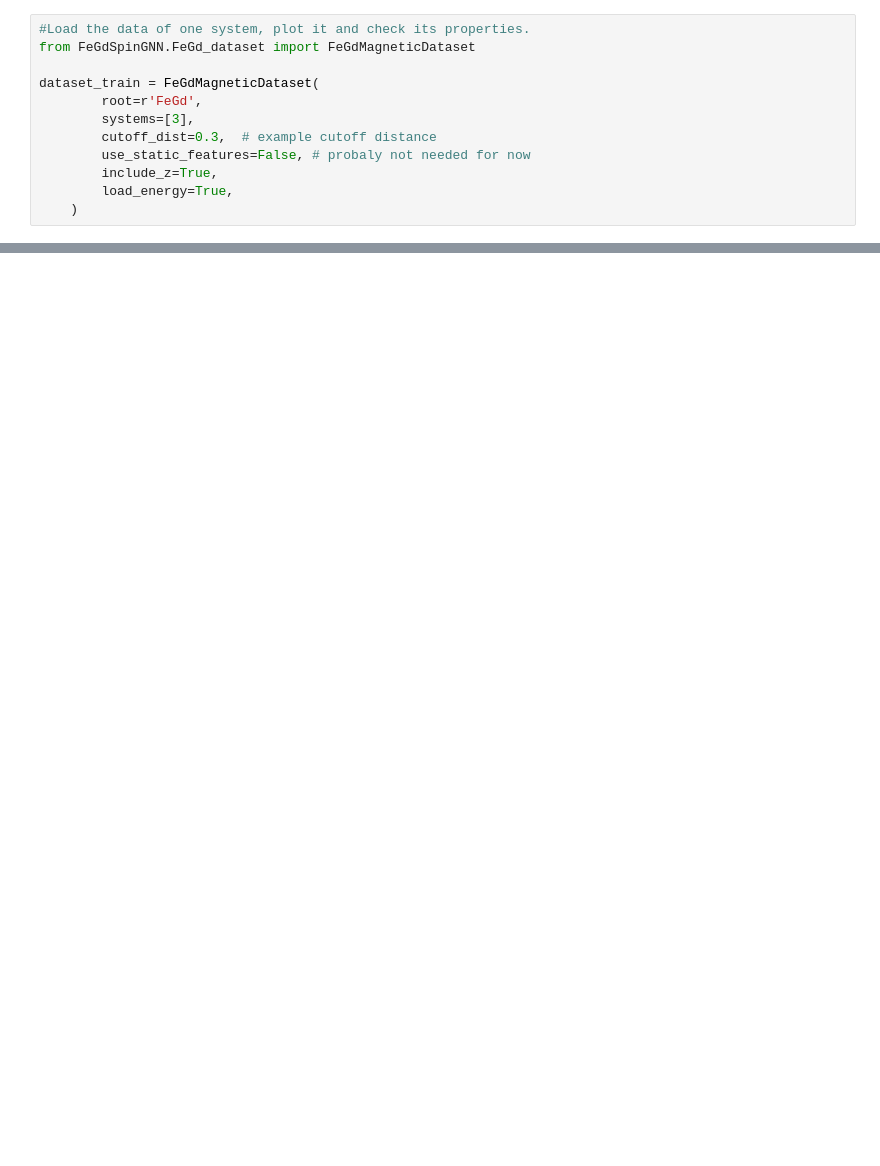
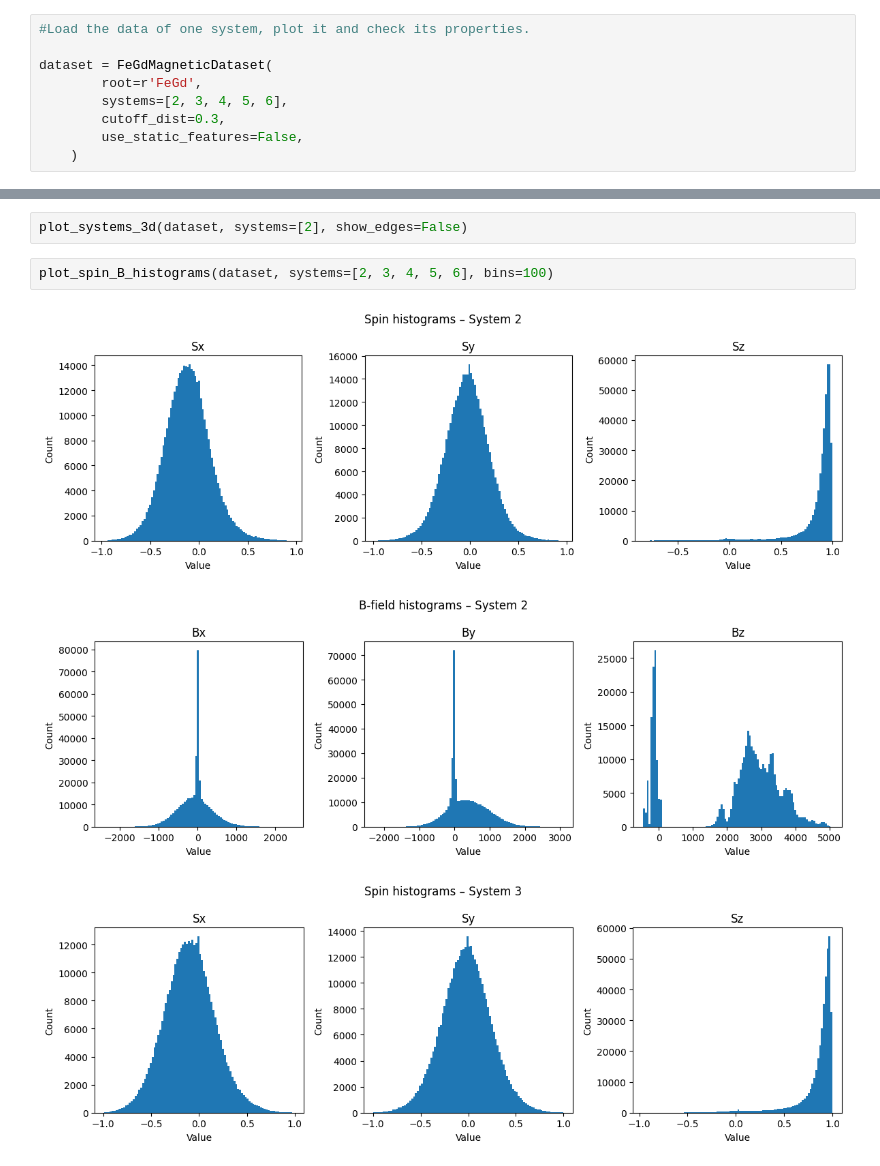
Before and after one commit to oskareriksandelin/p30gnn, a Jupyter notebook: FeGd_dataanalysis.ipynb, the cells around one changed output, grey strips where cells are left out. Cells and saved outputs as stored; diff of their text form; blank space fills up the shorter version.

```diff
--- a/FeGd_dataanalysis.ipynb
+++ b/FeGd_dataanalysis.ipynb
@@ -7,12 +13,9 @@ import numpy as np
 # %%
 #Load the data of one system, plot it and check its properties.
-from FeGdSpinGNN.FeGd_dataset import FeGdMagneticDataset
 
-dataset_train = FeGdMagneticDataset(
+dataset = FeGdMagneticDataset(
         root=r'FeGd',
-        systems=[3],
-        cutoff_dist=0.3,  # example cutoff distance
-        use_static_features=False, # probaly not needed for now
-        include_z=True,
-        load_energy=True,
+        systems=[2, 3, 4, 5, 6],
+        cutoff_dist=0.3,
+        use_static_features=False,
     )
@@ -169,0 +26,8 @@ Atom 100 has 18 connections
+# %%
+plot_systems_3d(dataset, systems=[2], show_edges=False)
+# %%
+plot_spin_B_histograms(dataset, systems=[2, 3, 4, 5, 6], bins=100)
+# %% [output]
+[figure, added]
+[figure, added]
+[figure, added]
```
Also changed, not shown: parts of 17 cells of this notebook, 5 other files.
